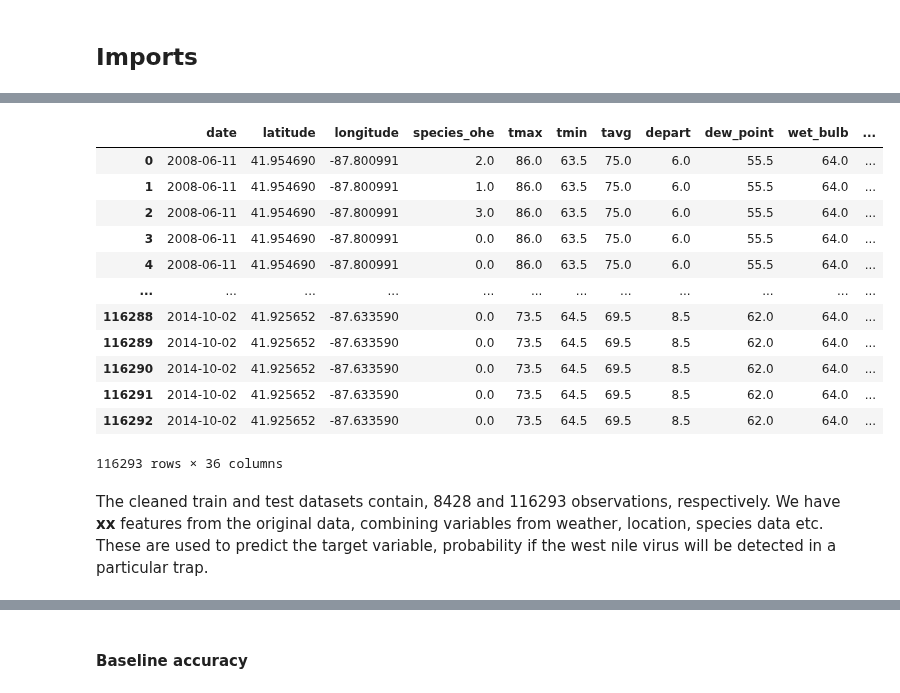
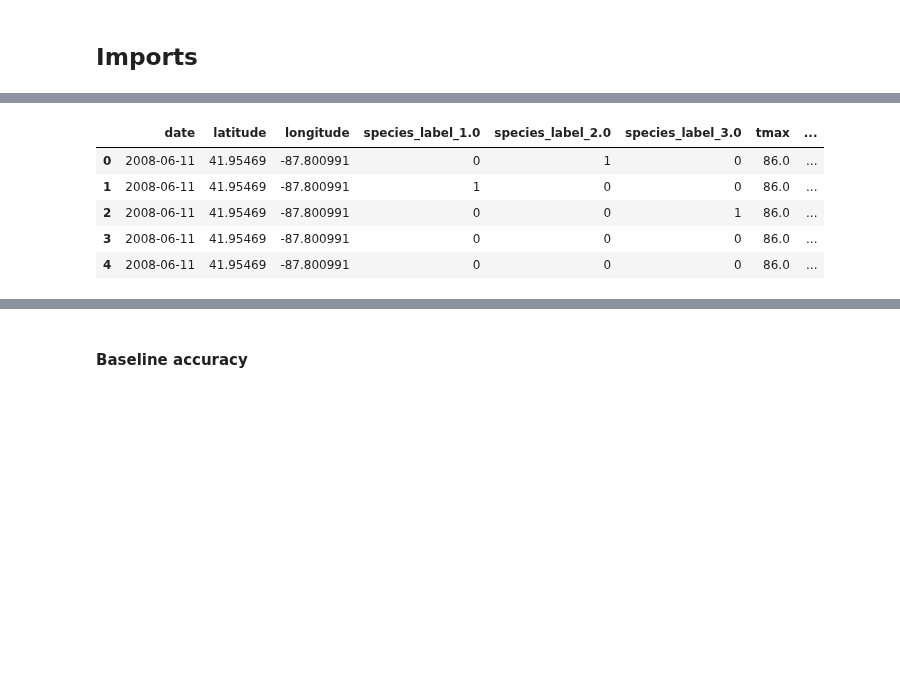
Before and after one commit to SiddharthPatel45/west-nile-virus, a Jupyter notebook: code/Part 2 - Modelling and Evaluation.ipynb, the cells around one changed output, grey strips where cells are left out. Saved outputs shown, nothing was run; the diff lists cells and outputs as text; code cells hidden in the pictures; blank space fills up the shorter version.

```diff
--- a/code/Part 2 - Modelling and Evaluation.ipynb
+++ b/code/Part 2 - Modelling and Evaluation.ipynb
@@ -103,22 +94,12 @@ train
 # %%
-test.drop(columns=remove_codesum_cols, inplace=True)
-test
+test.head()
 # %% [output]
-|  | date | latitude | longitude | species_ohe | tmax | tmin | tavg | depart | dew_point | wet_bulb | ... |
-| 0 | 2008-06-11 | 41.954690 | -87.800991 | 2.0 | 86.0 | 63.5 | 75.0 | 6.0 | 55.5 | 64.0 | ... |
-| 1 | 2008-06-11 | 41.954690 | -87.800991 | 1.0 | 86.0 | 63.5 | 75.0 | 6.0 | 55.5 | 64.0 | ... |
-| 2 | 2008-06-11 | 41.954690 | -87.800991 | 3.0 | 86.0 | 63.5 | 75.0 | 6.0 | 55.5 | 64.0 | ... |
-| 3 | 2008-06-11 | 41.954690 | -87.800991 | 0.0 | 86.0 | 63.5 | 75.0 | 6.0 | 55.5 | 64.0 | ... |
-| 4 | 2008-06-11 | 41.954690 | -87.800991 | 0.0 | 86.0 | 63.5 | 75.0 | 6.0 | 55.5 | 64.0 | ... |
-| ... | ... | ... | ... | ... | ... | ... | ... | ... | ... | ... | ... |
-| 116288 | 2014-10-02 | 41.925652 | -87.633590 | 0.0 | 73.5 | 64.5 | 69.5 | 8.5 | 62.0 | 64.0 | ... |
-| 116289 | 2014-10-02 | 41.925652 | -87.633590 | 0.0 | 73.5 | 64.5 | 69.5 | 8.5 | 62.0 | 64.0 | ... |
-| 116290 | 2014-10-02 | 41.925652 | -87.633590 | 0.0 | 73.5 | 64.5 | 69.5 | 8.5 | 62.0 | 64.0 | ... |
-| 116291 | 2014-10-02 | 41.925652 | -87.633590 | 0.0 | 73.5 | 64.5 | 69.5 | 8.5 | 62.0 | 64.0 | ... |
-| 116292 | 2014-10-02 | 41.925652 | -87.633590 | 0.0 | 73.5 | 64.5 | 69.5 | 8.5 | 62.0 | 64.0 | ... |
+|  | date | latitude | longitude | species_label_1.0 | species_label_2.0 | species_label_3.0 | tmax | ... |
+| 0 | 2008-06-11 | 41.95469 | -87.800991 | 0 | 1 | 0 | 86.0 | ... |
+| 1 | 2008-06-11 | 41.95469 | -87.800991 | 1 | 0 | 0 | 86.0 | ... |
+| 2 | 2008-06-11 | 41.95469 | -87.800991 | 0 | 0 | 1 | 86.0 | ... |
+| 3 | 2008-06-11 | 41.95469 | -87.800991 | 0 | 0 | 0 | 86.0 | ... |
+| 4 | 2008-06-11 | 41.95469 | -87.800991 | 0 | 0 | 0 | 86.0 | ... |
-116293 rows × 36 columns
-# %% [markdown]
-The cleaned train and test datasets contain, 8428 and 116293 observations, respectively. We have **xx** features from the original data, combining variables from weather, location, species data etc. These are used to predict the target variable, probability if the west nile virus will be detected in a particular trap.
 # %%
 # check dtypes
 train.dtypes
```
Also changed, not shown: parts of 60 cells of this notebook.
